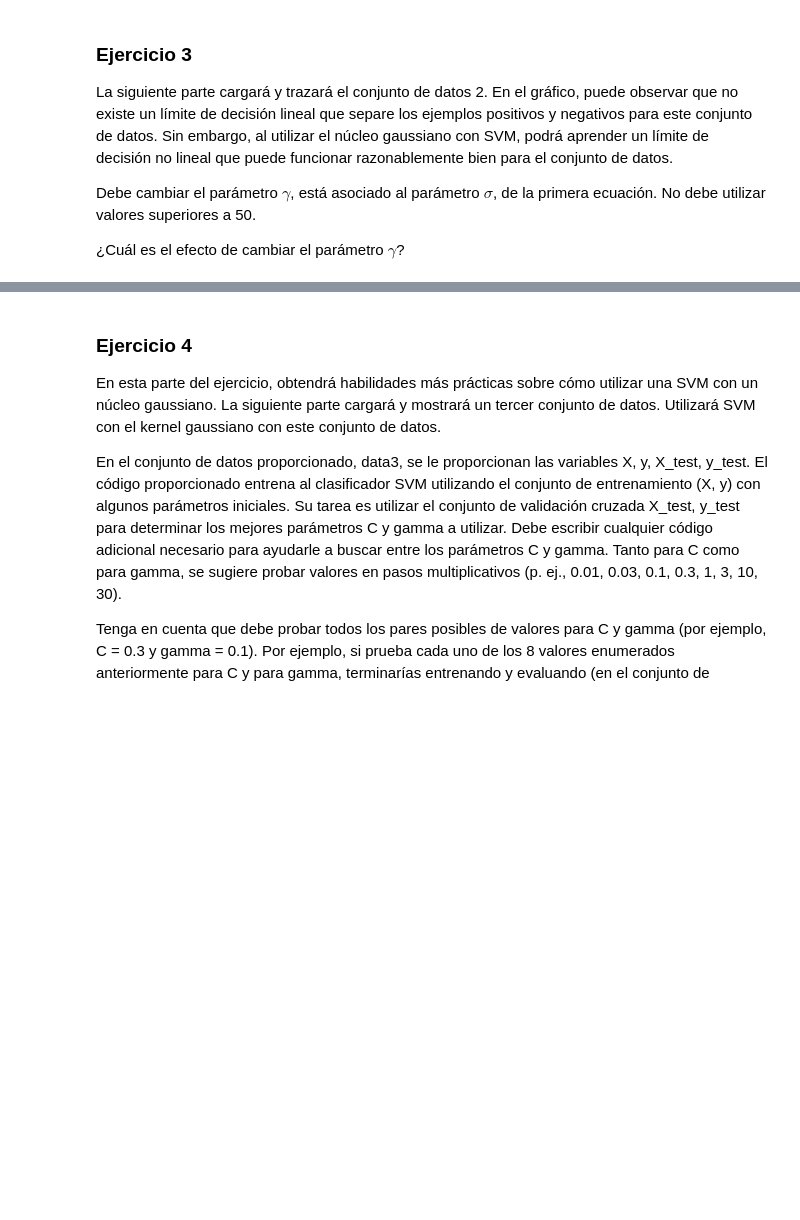
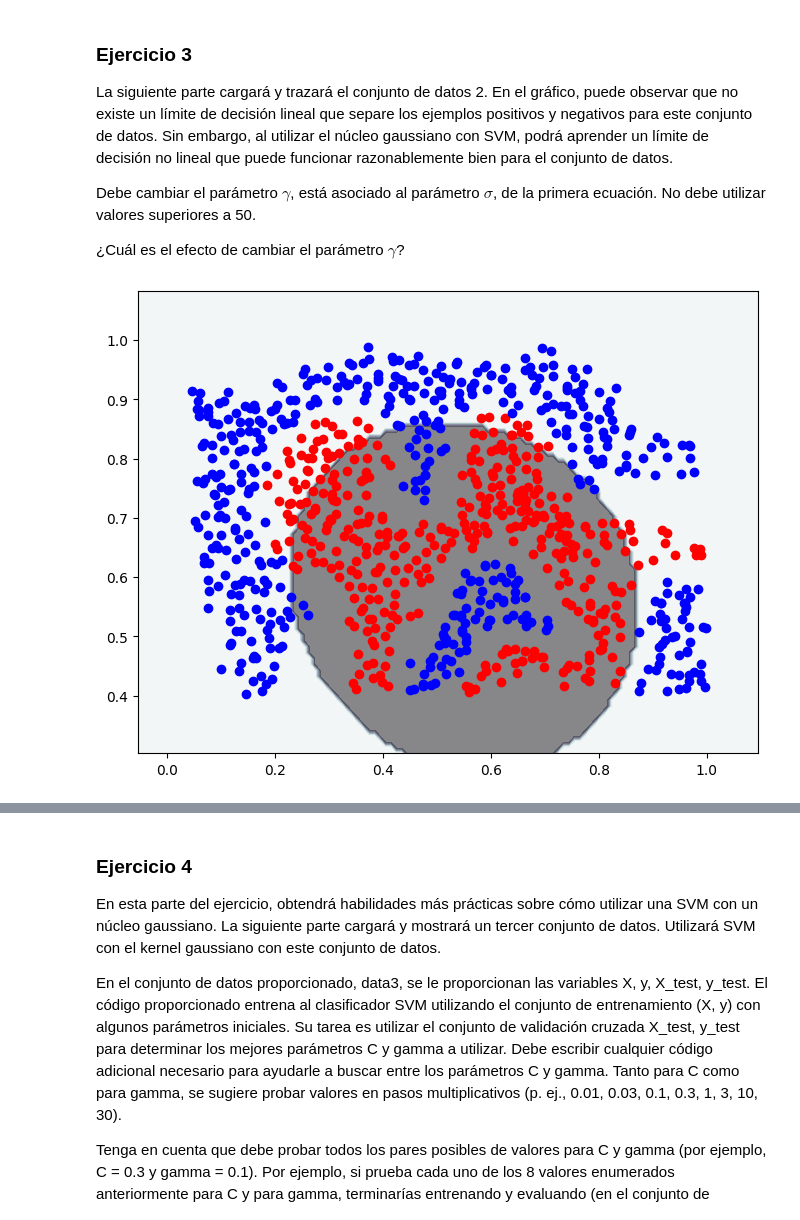
Before and after one commit to cam2149/MachineLearningIII, a Jupyter notebook: SVM_Taller.ipynb, the cells around one changed output, grey strips where cells are left out. Saved outputs shown, nothing was run; the diff lists cells and outputs as text; code cells hidden in the pictures; blank space fills up the shorter version.

```diff
--- a/SVM_Taller.ipynb
+++ b/SVM_Taller.ipynb
@@ -280,39 +280,43 @@ Debe cambiar el parámetro $\gamma$, está asociado al parámetro $\sigma$, de l
 ¿Cuál es el efecto de cambiar el parámetro $\gamma$?
 # %%
 ########################################################################################
-def plot_hyperplane(clf, X):
+def plot_hyperplane(clf, X, colors):
     # create a mesh to plot in
     h=0.01
     x_min, x_max = X[:, 0].min() - 0.1, X[:, 0].max() + 0.1
     y_min, y_max = X[:, 1].min() - 0.1, X[:, 1].max() + 0.1
     xx, yy = np.meshgrid(np.arange(x_min, x_max, h),
                      np.arange(y_min, y_max, h))
     Z = clf.predict(np.c_[xx.ravel(), yy.ravel()])
     # Put the result into a color plot
     Z = Z.reshape(xx.shape)
 
     CS=plt.contourf(xx, yy, Z,cmap=plt.cm.bone,alpha=0.5)
     #CS.cmap.set_under('yellow')
     #CS.cmap.set_over('cyan')
 
 ########################################################################################
 #cargar dataset2
-data=np.loadtxt('dataset2.data',delimiter=',')
+url_data = 'https://raw.githubusercontent.com/cam2149/MachineLearningIII/refs/heads/main/dataset2.data'
+data=np.loadtxt(url_data,delimiter=',')
 X=data[:,:2]
 Y=data[:,2].astype(int)
 ########################
 ##graficar datos
 plt.figure(figsize=(8, 6))
 
-plt.plot(X[Y==0,0],X[Y==0,1],'or')
-plt.plot(X[Y==1,0],X[Y==1,1],'ob')
+plt.plot(X[Y==0,0],X[Y==0,1],'or', label='Clase or')
+plt.plot(X[Y==1,0],X[Y==1,1],'ob', label='Clase ob')
 ########################################################################
 #create classifiers
+colors = ['purple', 'green', 'orange', 'blue', 'red']
 C    = 1  # parametro de regularizacion de la svm
 gamma= 1 #parametro gamma de la funcion de base radial
 clf_rbf     = svm.SVC(kernel='rbf', gamma=gamma, C=C)
 #entrenar
 clf_rbf.fit(X, Y)
 
 #graficar frontera
-plot_hyperplane(clf_rbf,X)
+plot_hyperplane(clf_rbf,X,colors)
+# %% [output]
+[figure, added]
```
Also changed, not shown: parts of 4 cells of this notebook.
